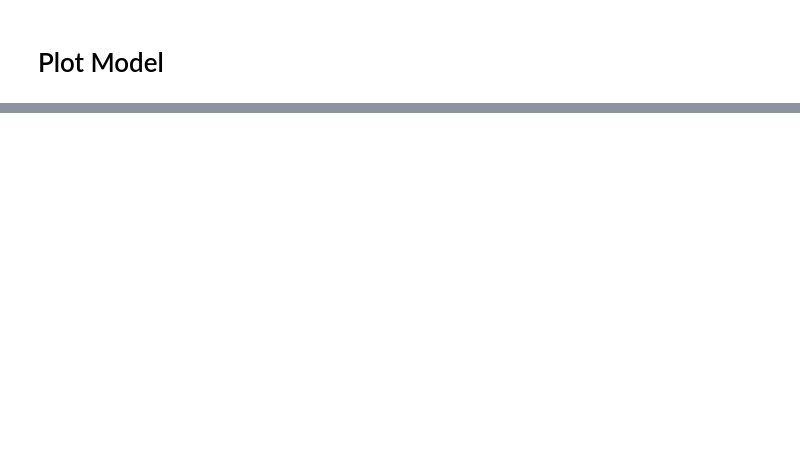
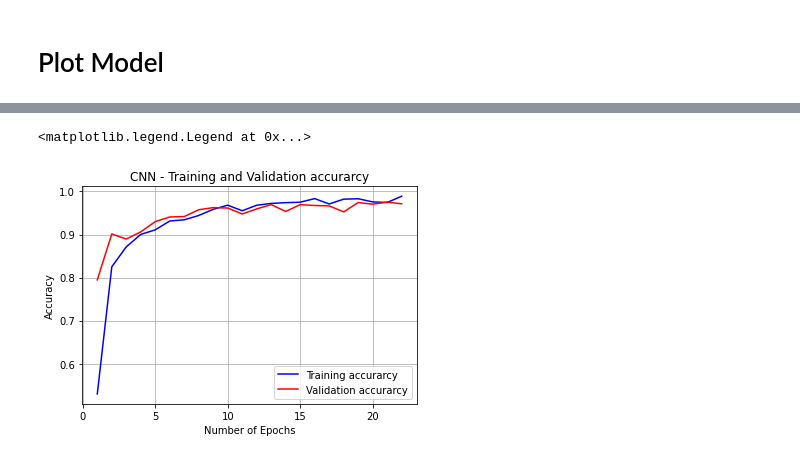
Before and after one commit to KalyanMohanty/Fruit_Classification, a Jupyter notebook: cnn_model_tuning.ipynb, the cells around one changed output, grey strips where cells are left out. Cells and saved outputs as stored; diff of their text form; code cells hidden in the pictures; blank space fills up the shorter version.

```diff
--- a/cnn_model_tuning.ipynb
+++ b/cnn_model_tuning.ipynb
@@ -282,0 +294,3 @@ weighted avg       0.86      0.85      0.85       170
+# %%
+names = os.listdir("/content/drive/MyDrive/fruit_dataset_final/")
+print("Name of the Fruits and Category \n", names[0:6])
@@ -282,0 +300,22 @@ weighted avg       0.86      0.85      0.85       170
+# %%
+images = []
+x = []
+y = []
+for folder in names:
+  files = os.listdir("/content/drive/MyDrive/fruit_dataset_final/"+folder)
+  for file in files:
+    img = image.load_img("/content/drive/MyDrive/fruit_dataset_final/"+folder+"/"+file,target_size=(50,50))
+    images.append(img)
+    img = image.img_to_array(img)
+    x.append(img)
+    y.append(names.index(folder))
+
+x = np.array(x)
+y = np.array(y)
+print(x.shape)
+print(y.shape)
+
+y = to_categorical(y)
+print(y.shape)
+
+x = x/255
@@ -282,0 +380,22 @@ weighted avg       0.86      0.85      0.85       170
+# %%
+#get the details form the history object
+
+acc = his.history['accuracy']
+val_acc = his.history['val_accuracy']
+loss = his.history['loss']
+val_loss = his.history['val_loss']
+epochs = range(1, len(acc) + 1)
+#Train and validation accuracy
+
+plt.plot(epochs, acc, 'b', label='Training accurarcy')
+plt.plot(epochs, val_acc, 'r', label='Validation accurarcy')
+plt.title('CNN - Training and Validation accurarcy')
+plt.xlabel("Number of Epochs")
+plt.ylabel("Accuracy")
+plt.grid()
+plt.legend()
+
+# plt.savefig("/content/drive/MyDrive/Colab Notebooks/Fruit Classification Notebook/cnn_tuning/CNN_Accuracy_14_epoch.png")
+# %% [output]
+<matplotlib.legend.Legend at 0x...>
+[figure, added]
```
Also changed, not shown: parts of 41 cells of this notebook.
